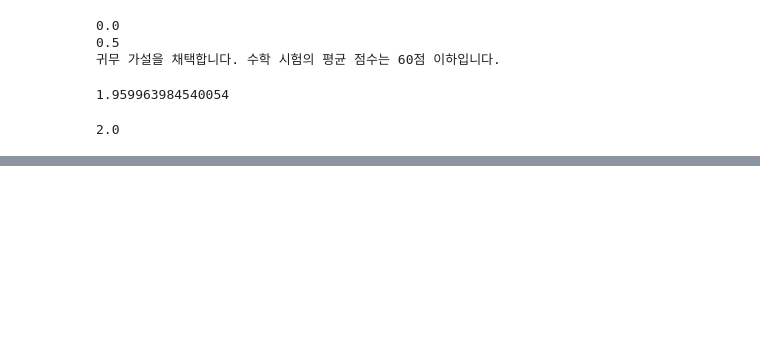
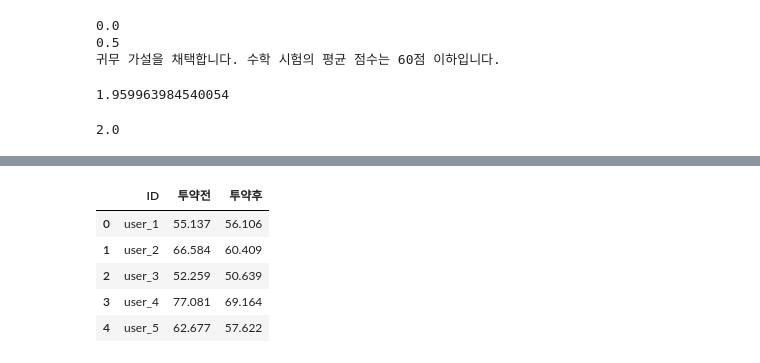
Before and after one commit to Minju-nimm/BDA_Certificate, a Jupyter notebook: 작업형3/예상문제1.ipynb, the cells around one changed output, grey strips where cells are left out. Saved outputs shown, nothing was run; the diff lists cells and outputs as text; code cells hidden in the pictures; blank space fills up the shorter version.

```diff
--- a/작업형3/예상문제1.ipynb
+++ b/작업형3/예상문제1.ipynb
@@ -230,0 +238,11 @@ print(z)
+# %%
+import pandas as pd
+df = pd.read_csv('https://raw.githubusercontent.com/Datamanim/datarepo/main/krdatacertificate/e3_p3_1.csv')
+df.head()
+# %% [output]
+|  | ID | 투약전 | 투약후 |
+| 0 | user_1 | 55.137 | 56.106 |
+| 1 | user_2 | 66.584 | 60.409 |
+| 2 | user_3 | 52.259 | 50.639 |
+| 3 | user_4 | 77.081 | 69.164 |
+| 4 | user_5 | 62.677 | 57.622 |
```
Also changed, not shown: parts of 37 cells of this notebook.
